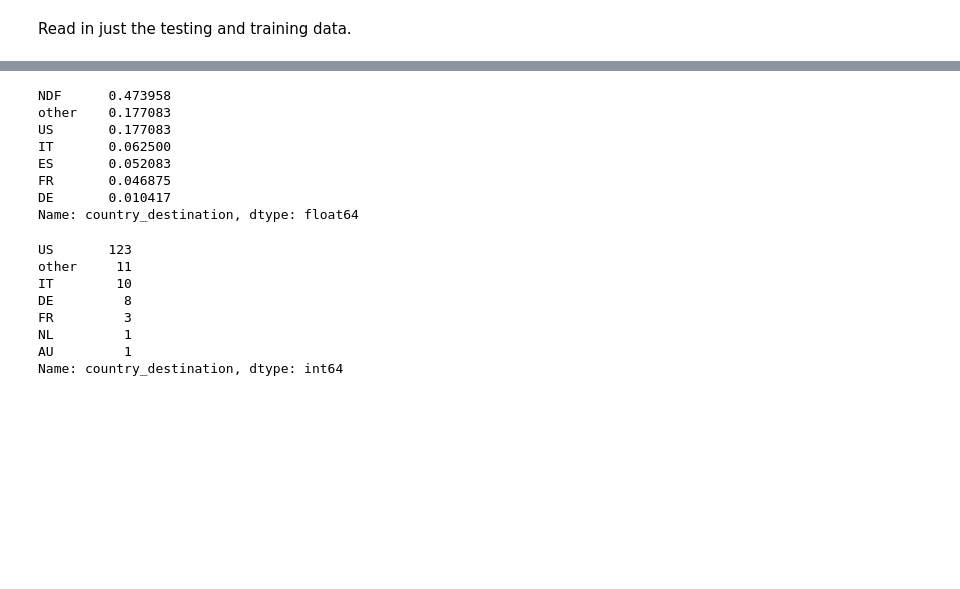
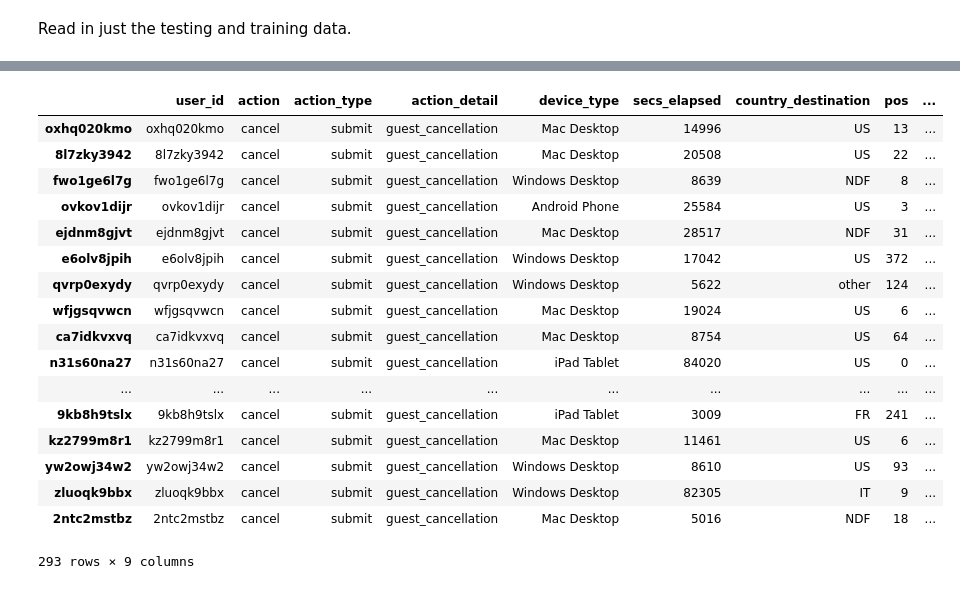
Before and after one commit to ily9000/Kaggle_AirBnB, a Jupyter notebook: scripts/sessions.ipynb, the cells around one changed output, grey strips where cells are left out. Drawn from its saved outputs; the diff is of its cells as text; code cells hidden in the pictures; blank space fills up the shorter version.

```diff
--- a/scripts/sessions.ipynb
+++ b/scripts/sessions.ipynb
@@ -32,3 +26,5 @@ test_sessions.head()
-# %%
-sessions = sessions[sessions.user_id.isin(train_data.index)]
-test_sessions = sessions[sessions.user_id.isin(test_data.index)]
+# %%
+test_sessions = sessions[sessions.user_id.isin(test_data.index)]
+tr_sessions = sessions[sessions.user_id.isin(train_data.index)]
+tr_sessions.set_index('user_id', drop= False, inplace=True)
+tr_sessions = pd.concat([tr_sessions, train_data.country_destination], join = 'inner', axis = 1)
@@ -60,0 +163,9 @@ this_hosting_reviews_3000
+# %%
+#set hierarchical index???
+x = tr_sessions.groupby('user_id').count().country_destination
+#groupby reorders user_id, so put back in the original order
+x = x.loc[tr_sessions.user_id.unique()]
+pos = [range(i) for i in x.tolist()]
+pos = list(itertools.chain.from_iterable(pos))
+tr_sessions['pos'] = pos
+len(pos) == len(tr_sessions)
@@ -60,0 +174,6 @@ this_hosting_reviews_3000
+# %%
+#position normalized by total number of actions
+pos_norm = [np.arange(total)/float(total-1) for total in x.tolist()]
+pos_norm = list(itertools.chain.from_iterable(pos_norm))
+tr_sessions['pos_norm'] = pos_norm
+len(pos_norm) == len(tr_sessions)
@@ -75,22 +224,21 @@ actions_30 = test_sessions.groupby('action').filter(lambda x: x['user_id'].nuniq
 # %%
-tr_sessions[tr_sessions.action == 'ajax_google_translate'].country_destination.value_counts(normalize = True)
+tr_sessions[tr_sessions.action == 'cancel']
 # %% [output]
+|  | user_id | action | action_type | action_detail | device_type | secs_elapsed | country_destination | pos | ... |
+| oxhq020kmo | oxhq020kmo | cancel | submit | guest_cancellation | Mac Desktop | 14996 | US | 13 | ... |
+| 8l7zky3942 | 8l7zky3942 | cancel | submit | guest_cancellation | Mac Desktop | 20508 | US | 22 | ... |
+| fwo1ge6l7g | fwo1ge6l7g | cancel | submit | guest_cancellation | Windows Desktop | 8639 | NDF | 8 | ... |
+| ovkov1dijr | ovkov1dijr | cancel | submit | guest_cancellation | Android Phone | 25584 | US | 3 | ... |
+| ejdnm8gjvt | ejdnm8gjvt | cancel | submit | guest_cancellation | Mac Desktop | 28517 | NDF | 31 | ... |
+| e6olv8jpih | e6olv8jpih | cancel | submit | guest_cancellation | Windows Desktop | 17042 | US | 372 | ... |
+| qvrp0exydy | qvrp0exydy | cancel | submit | guest_cancellation | Windows Desktop | 5622 | other | 124 | ... |
+| wfjgsqvwcn | wfjgsqvwcn | cancel | submit | guest_cancellation | Mac Desktop | 19024 | US | 6 | ... |
+| ca7idkvxvq | ca7idkvxvq | cancel | submit | guest_cancellation | Mac Desktop | 8754 | US | 64 | ... |
+| n31s60na27 | n31s60na27 | cancel | submit | guest_cancellation | iPad Tablet | 84020 | US | 0 | ... |
+| ... | ... | ... | ... | ... | ... | ... | ... | ... | ... |
+| 9kb8h9tslx | 9kb8h9tslx | cancel | submit | guest_cancellation | iPad Tablet | 3009 | FR | 241 | ... |
+| kz2799m8r1 | kz2799m8r1 | cancel | submit | guest_cancellation | Mac Desktop | 11461 | US | 6 | ... |
+| yw2owj34w2 | yw2owj34w2 | cancel | submit | guest_cancellation | Windows Desktop | 8610 | US | 93 | ... |
+| zluoqk9bbx | zluoqk9bbx | cancel | submit | guest_cancellation | Windows Desktop | 82305 | IT | 9 | ... |
+| 2ntc2mstbz | 2ntc2mstbz | cancel | submit | guest_cancellation | Mac Desktop | 5016 | NDF | 18 | ... |
-NDF      0.473958
-other    0.177083
-US       0.177083
-IT       0.062500
-ES       0.052083
-FR       0.046875
-DE       0.010417
-Name: country_destination, dtype: float64
+293 rows × 9 columns
-# %%
-tr_sessions[tr_sessions.action == 'guest_booked_elsewhere'].country_destination.value_counts()
-# %% [output]
-US       123
-other     11
-IT        10
-DE         8
-FR         3
-NL         1
-AU         1
-Name: country_destination, dtype: int64
```
Also changed, not shown: parts of 78 cells of this notebook, 1 other file.
